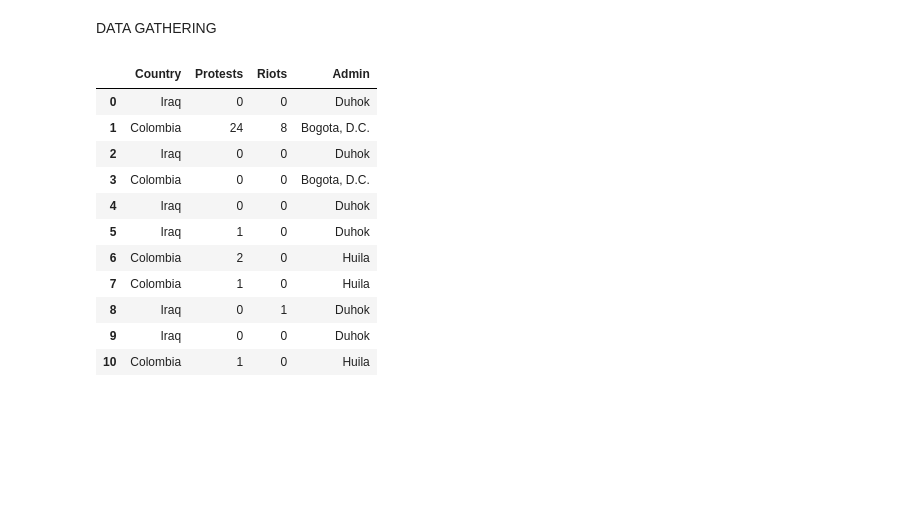
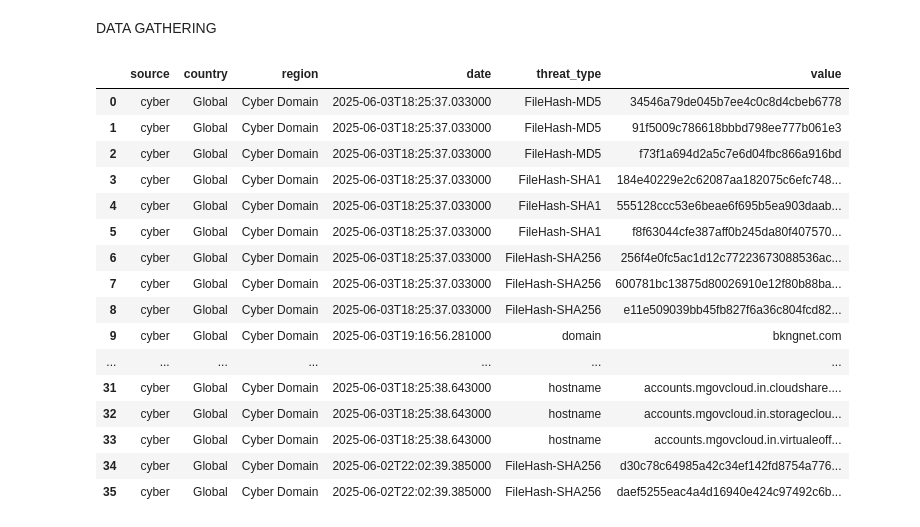
Before and after one commit to N0teveryth1ng/testopenintel, a Jupyter notebook: openINTEL.ipynb, the cells around one changed output. Cells and saved outputs as stored; diff of their text form; code cells hidden in the pictures; blank space fills up the shorter version.

```diff
--- a/openINTEL.ipynb
+++ b/openINTEL.ipynb
@@ -79,17 +79,22 @@ for event in cyber_data.get('results', []):
 
 cyber_df = pd.DataFrame(normalized_cyber)
 # %%
-conflict_df.head(11)
+cyber_df
 # %% [output]
-|  | Country | Protests | Riots | Admin |
-| 0 | Iraq | 0 | 0 | Duhok |
-| 1 | Colombia | 24 | 8 | Bogota, D.C. |
-| 2 | Iraq | 0 | 0 | Duhok |
-| 3 | Colombia | 0 | 0 | Bogota, D.C. |
-| 4 | Iraq | 0 | 0 | Duhok |
-| 5 | Iraq | 1 | 0 | Duhok |
-| 6 | Colombia | 2 | 0 | Huila |
-| 7 | Colombia | 1 | 0 | Huila |
-| 8 | Iraq | 0 | 1 | Duhok |
-| 9 | Iraq | 0 | 0 | Duhok |
-| 10 | Colombia | 1 | 0 | Huila |
+|  | source | country | region | date | threat_type | value |
+| 0 | cyber | Global | Cyber Domain | 2025-06-03T18:25:37.033000 | FileHash-MD5 | 34546a79de045b7ee4c0c8d4cbeb6778 |
+| 1 | cyber | Global | Cyber Domain | 2025-06-03T18:25:37.033000 | FileHash-MD5 | 91f5009c786618bbbd798ee777b061e3 |
+| 2 | cyber | Global | Cyber Domain | 2025-06-03T18:25:37.033000 | FileHash-MD5 | f73f1a694d2a5c7e6d04fbc866a916bd |
+| 3 | cyber | Global | Cyber Domain | 2025-06-03T18:25:37.033000 | FileHash-SHA1 | 184e40229e2c62087aa182075c6efc748... |
+| 4 | cyber | Global | Cyber Domain | 2025-06-03T18:25:37.033000 | FileHash-SHA1 | 555128ccc53e6beae6f695b5ea903daab... |
+| 5 | cyber | Global | Cyber Domain | 2025-06-03T18:25:37.033000 | FileHash-SHA1 | f8f63044cfe387aff0b245da80f407570... |
+| 6 | cyber | Global | Cyber Domain | 2025-06-03T18:25:37.033000 | FileHash-SHA256 | 256f4e0fc5ac1d12c77223673088536ac... |
+| 7 | cyber | Global | Cyber Domain | 2025-06-03T18:25:37.033000 | FileHash-SHA256 | 600781bc13875d80026910e12f80b88ba... |
+| 8 | cyber | Global | Cyber Domain | 2025-06-03T18:25:37.033000 | FileHash-SHA256 | e11e509039bb45fb827f6a36c804fcd82... |
+| 9 | cyber | Global | Cyber Domain | 2025-06-03T19:16:56.281000 | domain | bkngnet.com |
+| ... | ... | ... | ... | ... | ... | ... |
+| 31 | cyber | Global | Cyber Domain | 2025-06-03T18:25:38.643000 | hostname | accounts.mgovcloud.in.cloudshare.... |
+| 32 | cyber | Global | Cyber Domain | 2025-06-03T18:25:38.643000 | hostname | accounts.mgovcloud.in.storageclou... |
+| 33 | cyber | Global | Cyber Domain | 2025-06-03T18:25:38.643000 | hostname | accounts.mgovcloud.in.virtualeoff... |
+| 34 | cyber | Global | Cyber Domain | 2025-06-02T22:02:39.385000 | FileHash-SHA256 | d30c78c64985a42c34ef142fd8754a776... |
+| 35 | cyber | Global | Cyber Domain | 2025-06-02T22:02:39.385000 | FileHash-SHA256 | daef5255eac4a4d16940e424c97492c6b... |
```
Also changed, not shown: parts of 11 cells of this notebook.
